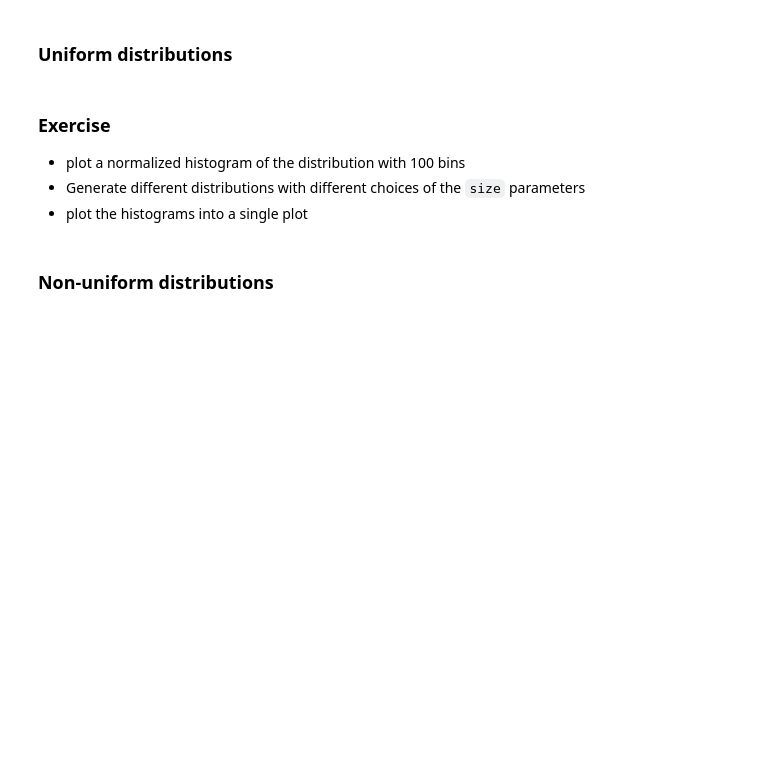
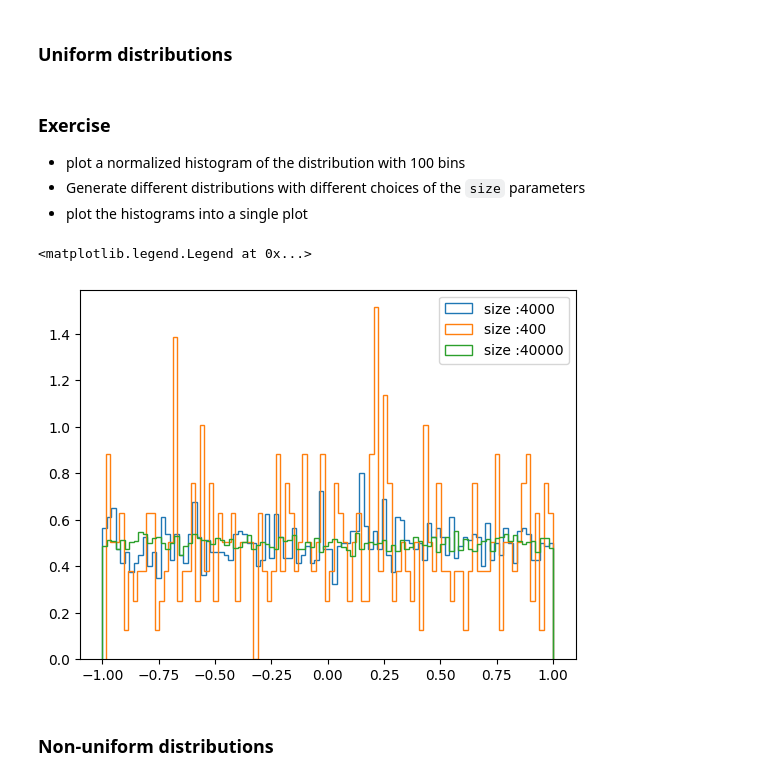
Before and after one commit to giuspugl/lab3_notebooks, a Jupyter notebook: lesson_2.ipynb, the cells around one changed output. Drawn from its saved outputs; the diff is of its cells as text; code cells hidden in the pictures; blank space fills up the shorter version.

```diff
--- a/lesson_2.ipynb
+++ b/lesson_2.ipynb
@@ -39,8 +39,17 @@ def gaussian (x,A ,  mu,sigma):
 -   plot the histograms into a single plot
 # %%
 v =np.random.uniform( low=-1,high =1 ,  size= 4000  )
+pl.hist(v, bins=100,histtype='step',density=True ,label=f'size :{v.size}')
+v1 =np.random.uniform( low=-1,high =1 ,  size= 400 )
+pl.hist(v1, bins=100,histtype='step',density=True ,label=f'size :{v1.size}' )
 
-### Your code here ...
+v2 =np.random.uniform( low=-1,high =1 ,  size= 40000  )
+pl.hist(v2, bins=100,histtype='step',density=True,label=f'size :{v2.size}' )
+np.histogram
+pl.legend()
+# %% [output]
+<matplotlib.legend.Legend at 0x...>
+[figure, added]
 # %% [markdown]
 ### Non-uniform distributions
 # %% [markdown]
```
Also changed, not shown: parts of 1 cell of this notebook.
